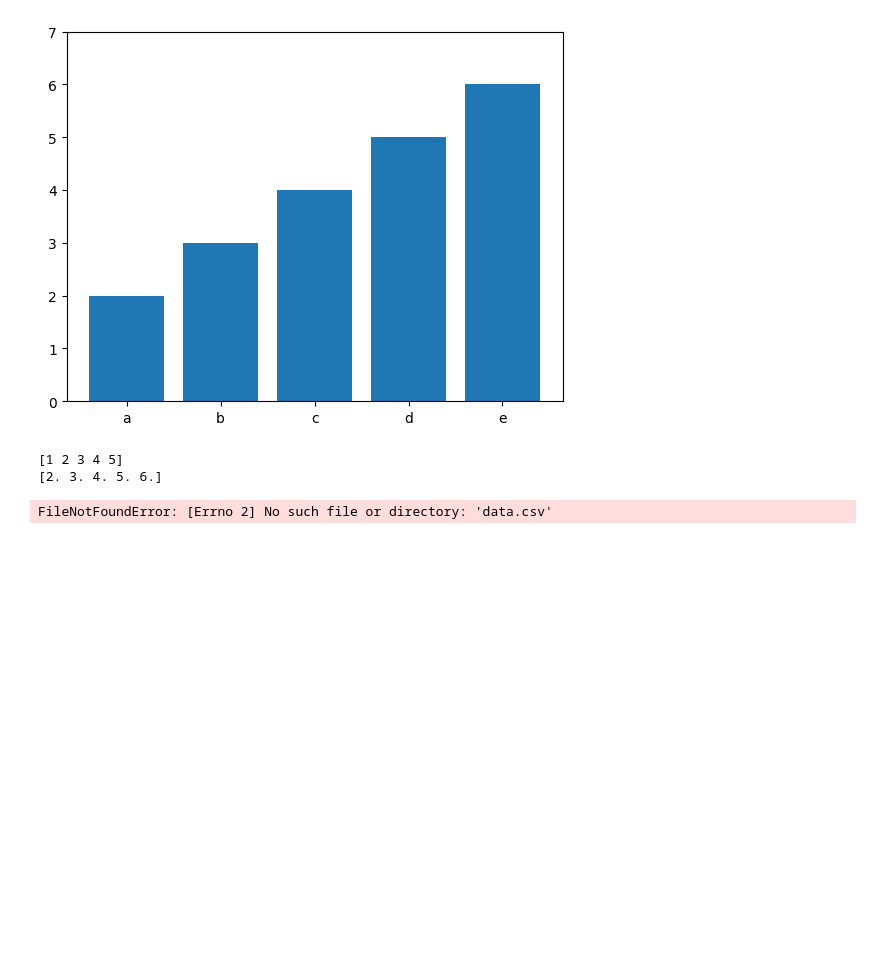
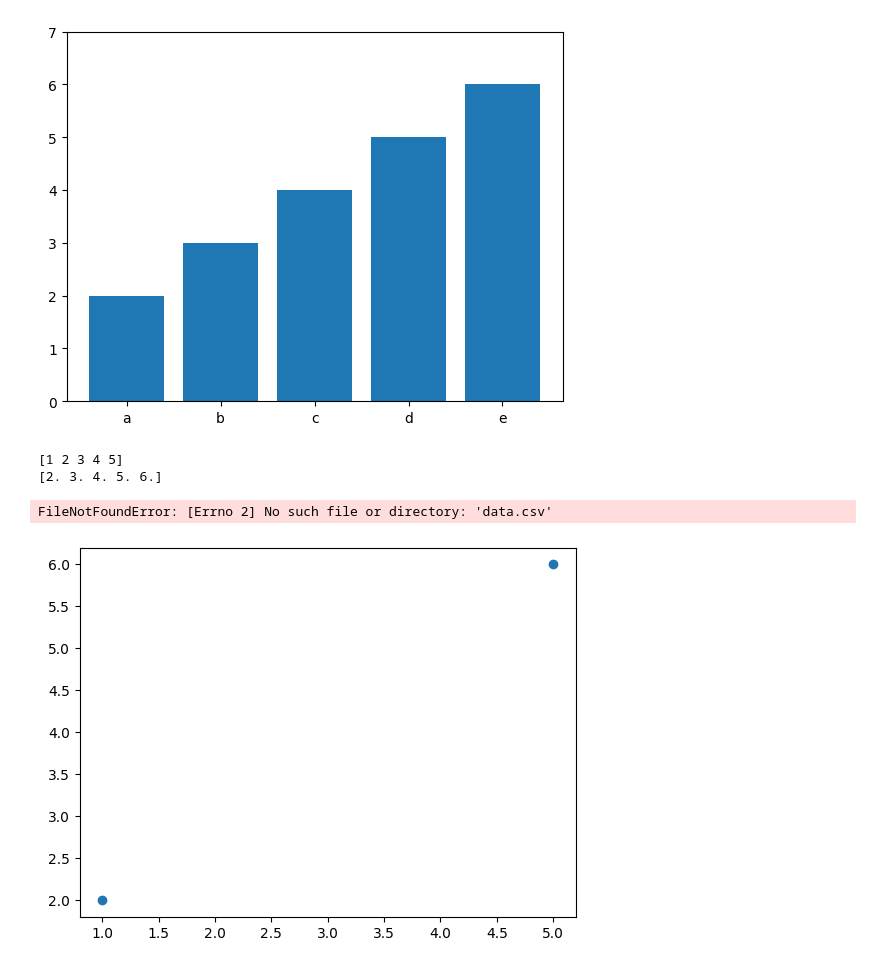
Before and after one commit to nexiqo/Machine-learning-challenge-in-100-days, a Jupyter notebook: mlday1.ipynb, the cells around one changed output. Cells and saved outputs as stored; diff of their text form; code cells hidden in the pictures; blank space fills up the shorter version.

```diff
--- a/mlday1.ipynb
+++ b/mlday1.ipynb
@@ -35,3 +35,11 @@ df=pd.read_csv('data.csv')
 print(df)
 # %% [output]
 FileNotFoundError: [Errno 2] No such file or directory: 'data.csv'
+# %%
+import matplotlib.pyplot as plt
+xpoints=[1,5]
+ypoints=[2,6]
+plt.plot(xpoints,ypoints,'o')
+plt.show()
+# %% [output]
+[figure, added]
```
